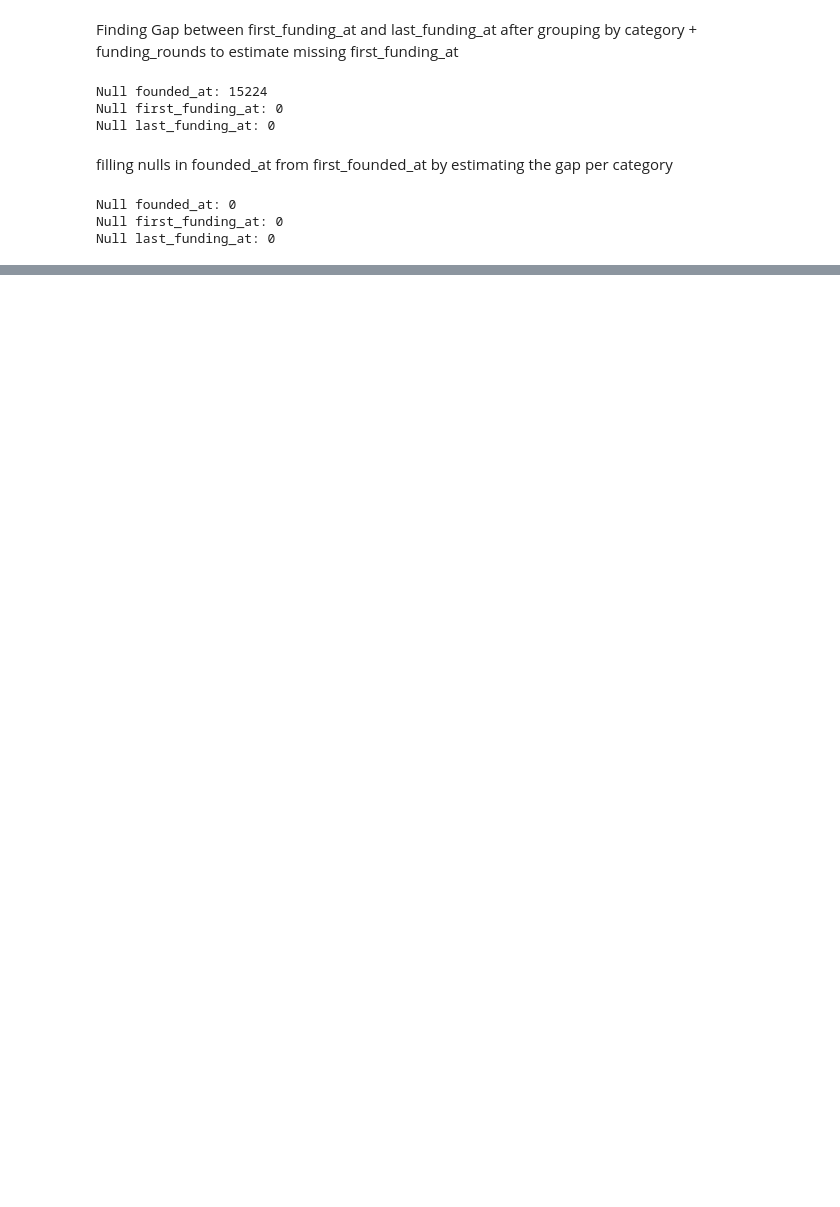
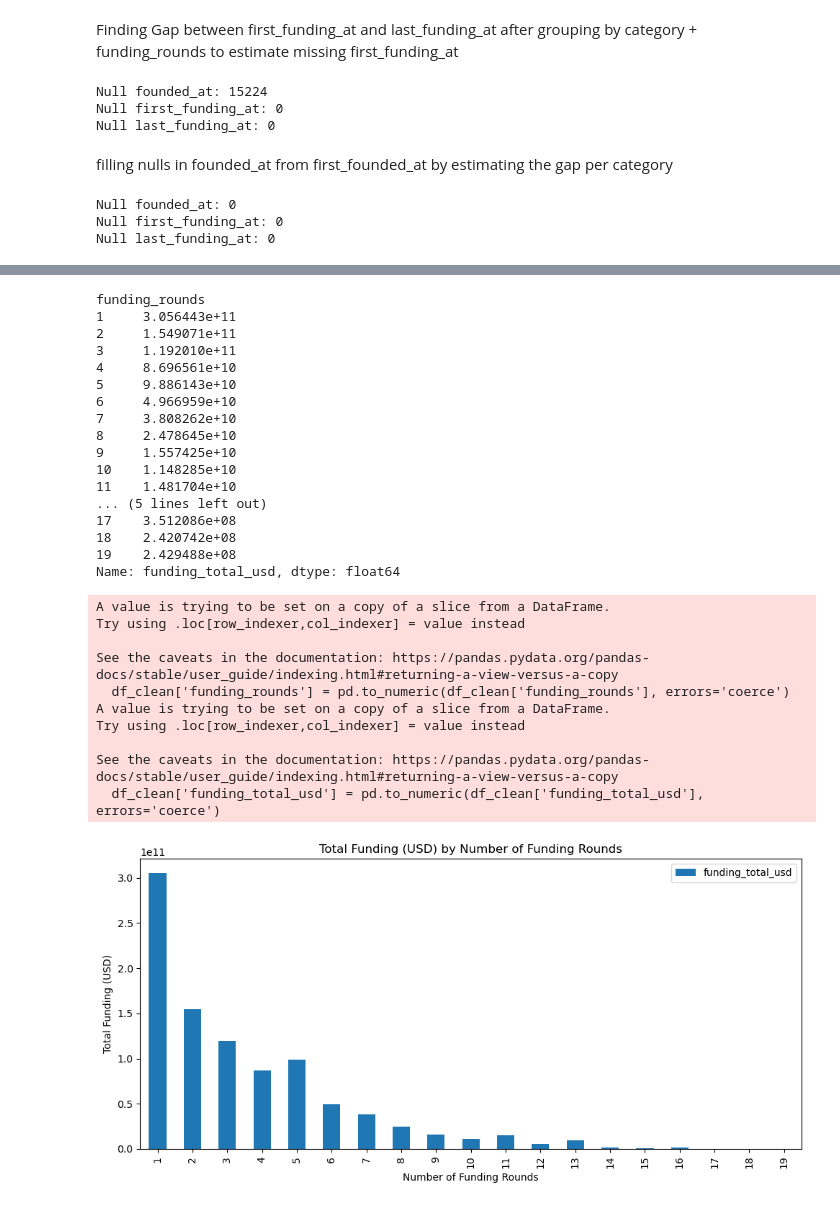
Before and after one commit to fatima-tuz-zahra-123/StartUp-Success-Factors, a Jupyter notebook: data_preprocessing.ipynb, the cells around one changed output, grey strips where cells are left out. Saved outputs shown, nothing was run; the diff lists cells and outputs as text; code cells hidden in the pictures; blank space fills up the shorter version.

Commit message:
Prepared Processed data for EDA

```diff
--- a/data_preprocessing.ipynb
+++ b/data_preprocessing.ipynb
@@ -760,0 +840,53 @@ dtype: int64
+# %%
+# Ensure both columns are numeric
+df_clean['funding_rounds'] = pd.to_numeric(df_clean['funding_rounds'], errors='coerce')
+df_clean['funding_total_usd'] = pd.to_numeric(df_clean['funding_total_usd'], errors='coerce')
+
+# Group and aggregate
+funding_by_rounds = (
+    df_clean.groupby('funding_rounds')['funding_total_usd']
+    .sum()
+    .sort_index()       # ordered by round count (0,1,2,…)
+)
+
+print(funding_by_rounds)
+
+# Convert to DataFrame to avoid plotting issues
+funding_by_rounds_df = funding_by_rounds.to_frame()
+
+# Plot
+funding_by_rounds_df.plot(kind='bar', figsize=(10,5))
+plt.title("Total Funding (USD) by Number of Funding Rounds")
+plt.xlabel("Number of Funding Rounds")
+plt.ylabel("Total Funding (USD)")
+plt.tight_layout()
+plt.show()
+# %% [output]
+funding_rounds
+1     3.056443e+11
+2     1.549071e+11
+3     1.192010e+11
+4     8.696561e+10
+5     9.886143e+10
+6     4.966959e+10
+7     3.808262e+10
+8     2.478645e+10
+9     1.557425e+10
+10    1.148285e+10
+11    1.481704e+10
+... (5 lines left out)
+17    3.512086e+08
+18    2.420742e+08
+19    2.429488e+08
+Name: funding_total_usd, dtype: float64
+A value is trying to be set on a copy of a slice from a DataFrame.
+Try using .loc[row_indexer,col_indexer] = value instead
+
+See the caveats in the documentation: https://pandas.pydata.org/pandas-docs/stable/user_guide/indexing.html#returning-a-view-versus-a-copy
+  df_clean['funding_rounds'] = pd.to_numeric(df_clean['funding_rounds'], errors='coerce')
+A value is trying to be set on a copy of a slice from a DataFrame.
+Try using .loc[row_indexer,col_indexer] = value instead
+
+See the caveats in the documentation: https://pandas.pydata.org/pandas-docs/stable/user_guide/indexing.html#returning-a-view-versus-a-copy
+  df_clean['funding_total_usd'] = pd.to_numeric(df_clean['funding_total_usd'], errors='coerce')
+[figure, added]
```
Also changed, not shown: parts of 41 cells of this notebook, 1 other file.
